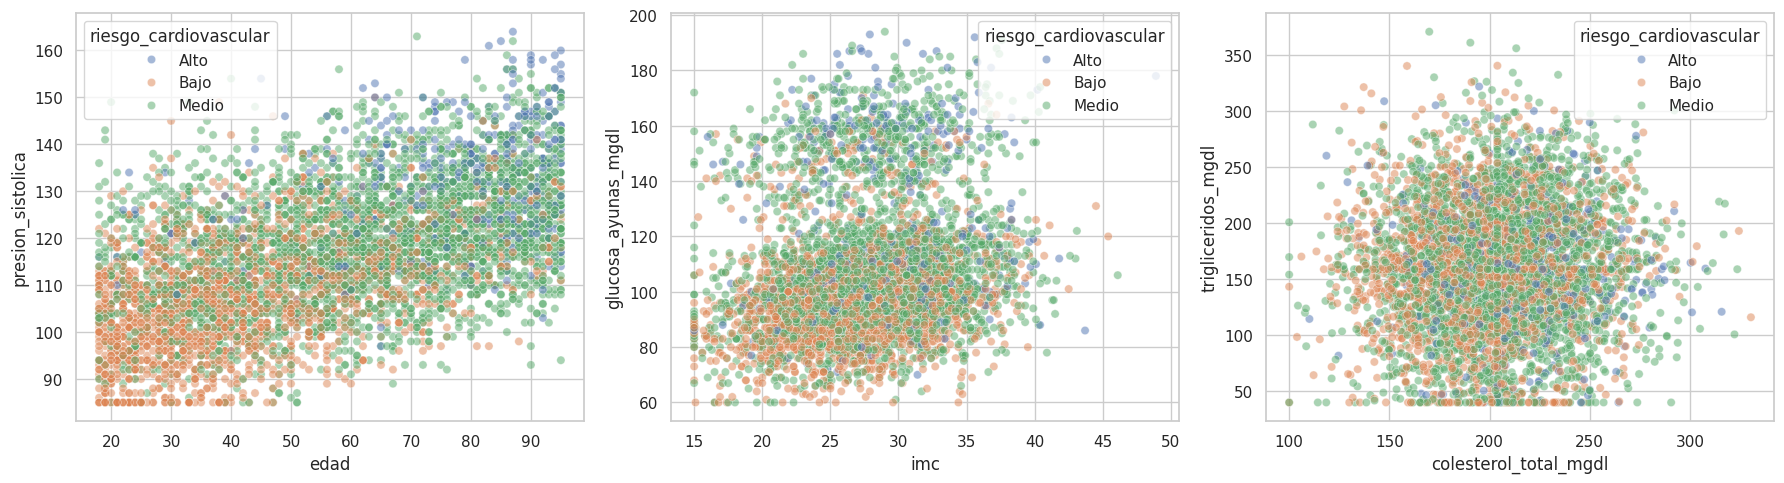
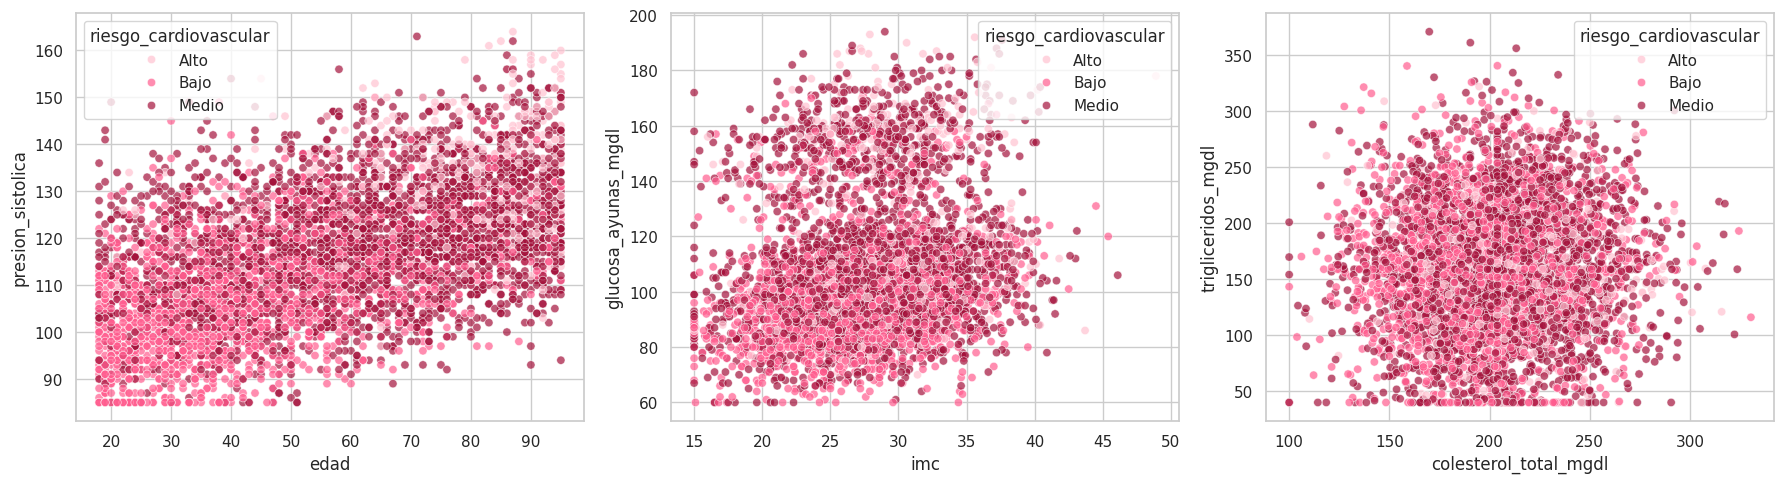
Unified diff of the notebook cell whose output changed from the first chart to the second:
--- before
+++ after
@@ -1,6 +1,6 @@
 fig, axes = plt.subplots(1, 3, figsize=(18, 5))
-sns.scatterplot(data=df, x="edad", y="presion_sistolica", hue="riesgo_cardiovascular", ax=axes[0], alpha=0.5)
-sns.scatterplot(data=df, x="imc", y="glucosa_ayunas_mgdl", hue="riesgo_cardiovascular", ax=axes[1], alpha=0.5)
-sns.scatterplot(data=df, x="colesterol_total_mgdl", y="trigliceridos_mgdl", hue="riesgo_cardiovascular", ax=axes[2], alpha=0.5)
+sns.scatterplot(data=df, x="edad", y="presion_sistolica", hue="riesgo_cardiovascular", ax=axes[0], alpha=0.7, palette=PINK_RIESGO)
+sns.scatterplot(data=df, x="imc", y="glucosa_ayunas_mgdl", hue="riesgo_cardiovascular", ax=axes[1], alpha=0.7, palette=PINK_RIESGO)
+sns.scatterplot(data=df, x="colesterol_total_mgdl", y="trigliceridos_mgdl", hue="riesgo_cardiovascular", ax=axes[2], alpha=0.7, palette=PINK_RIESGO)
 plt.tight_layout()
 plt.show()

Commit: Captura de readme de imagenes